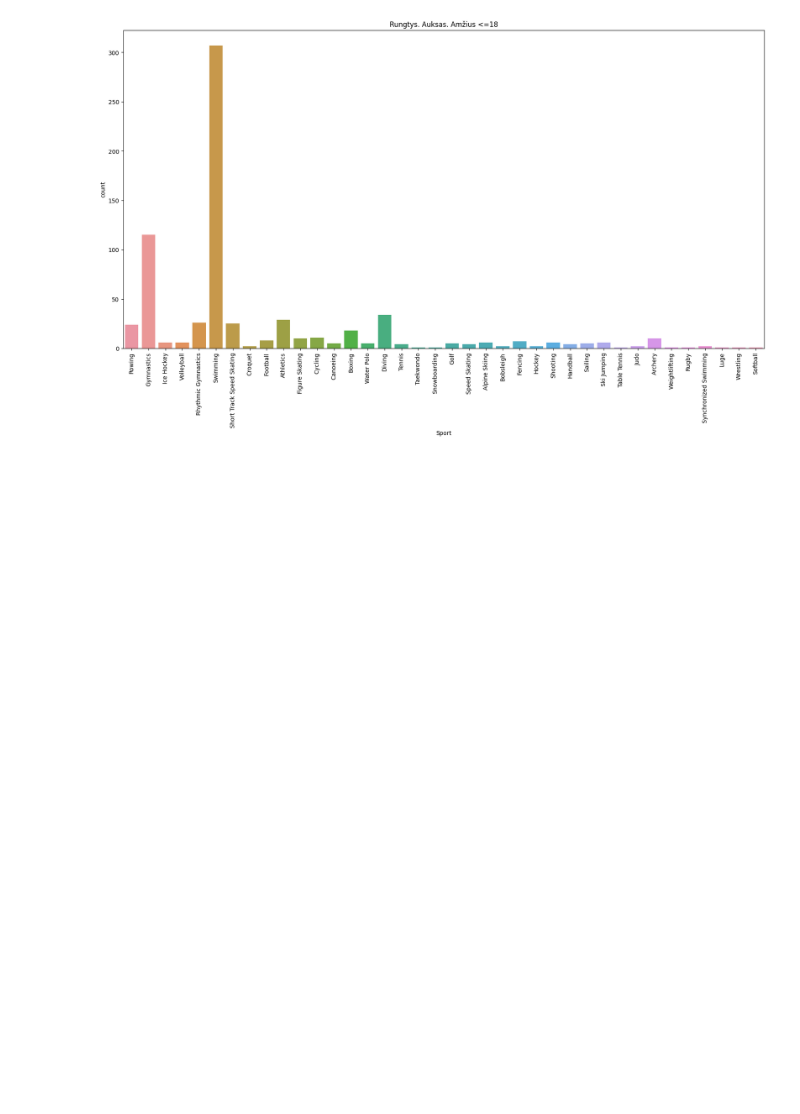
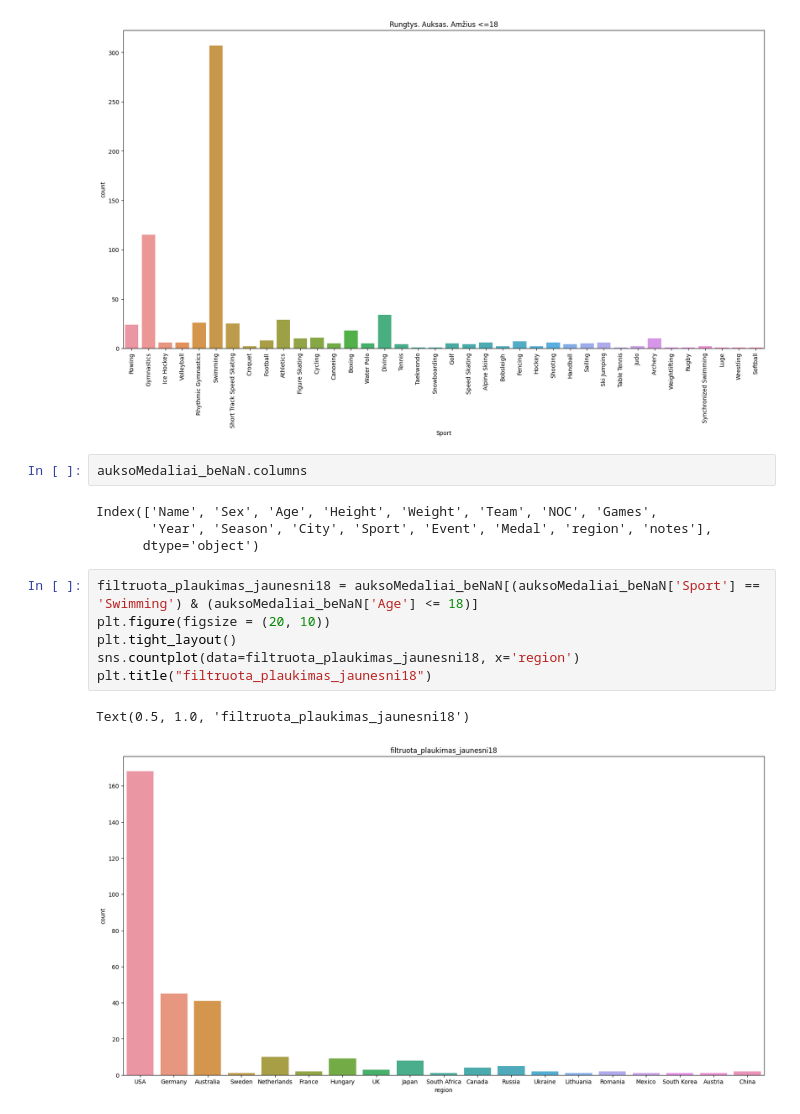
Before and after one commit to kilciukas/Olympic_dataset_exploration, a Jupyter notebook: Notebook/Olimpines_notebook.ipynb, the cells around one changed output. Saved outputs shown, nothing was run; the diff lists cells and outputs as text; blank space fills up the shorter version.

```diff
--- a/Notebook/Olimpines_notebook.ipynb
+++ b/Notebook/Olimpines_notebook.ipynb
@@ -149,3 +149,18 @@ plt.xticks(rotation=90)
   Text(36, 0, 'Wrestling'),
   Text(37, 0, 'Softball')])
 [figure]
+# %%
+auksoMedaliai_beNaN.columns
+# %% [output]
+Index(['Name', 'Sex', 'Age', 'Height', 'Weight', 'Team', 'NOC', 'Games',
+       'Year', 'Season', 'City', 'Sport', 'Event', 'Medal', 'region', 'notes'],
+      dtype='object')
+# %%
+filtruota_plaukimas_jaunesni18 = auksoMedaliai_beNaN[(auksoMedaliai_beNaN['Sport'] == 'Swimming') & (auksoMedaliai_beNaN['Age'] <= 18)]
+plt.figure(figsize = (20, 10))
+plt.tight_layout()
+sns.countplot(data=filtruota_plaukimas_jaunesni18, x='region')
+plt.title("filtruota_plaukimas_jaunesni18")
+# %% [output]
+Text(0.5, 1.0, 'filtruota_plaukimas_jaunesni18')
+[figure, added]
```
Also changed, not shown: parts of 4 cells of this notebook.
